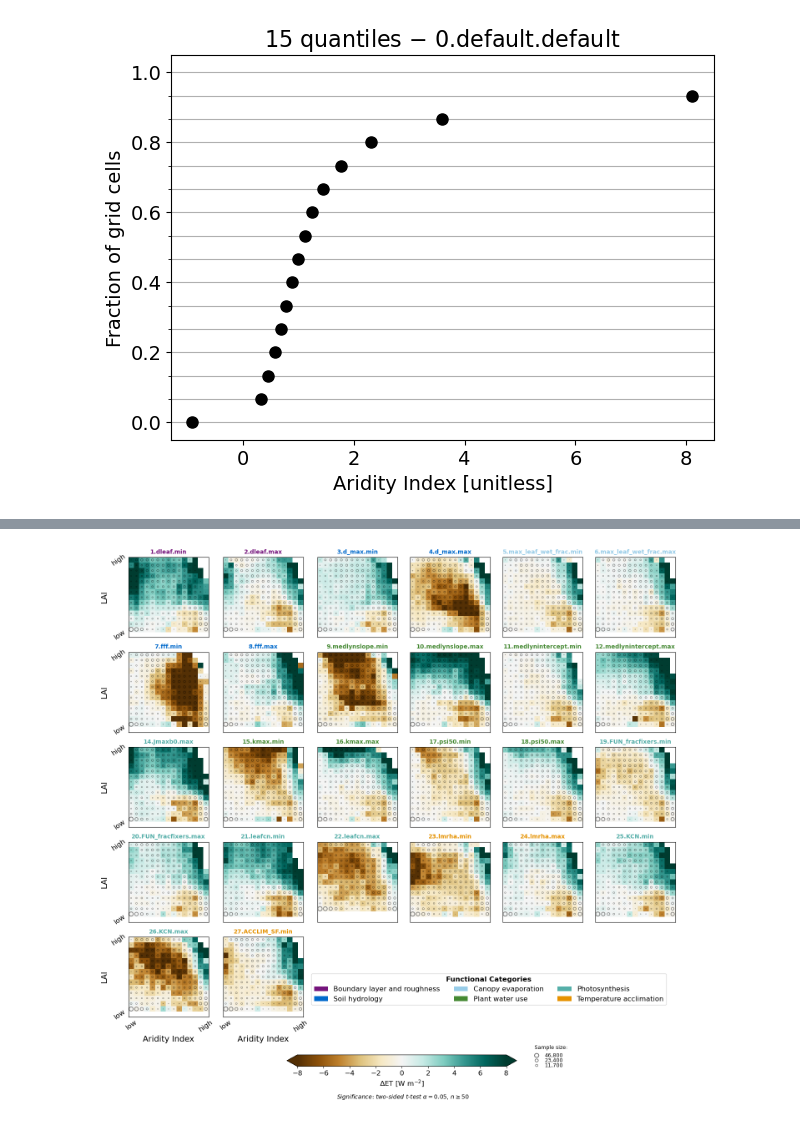
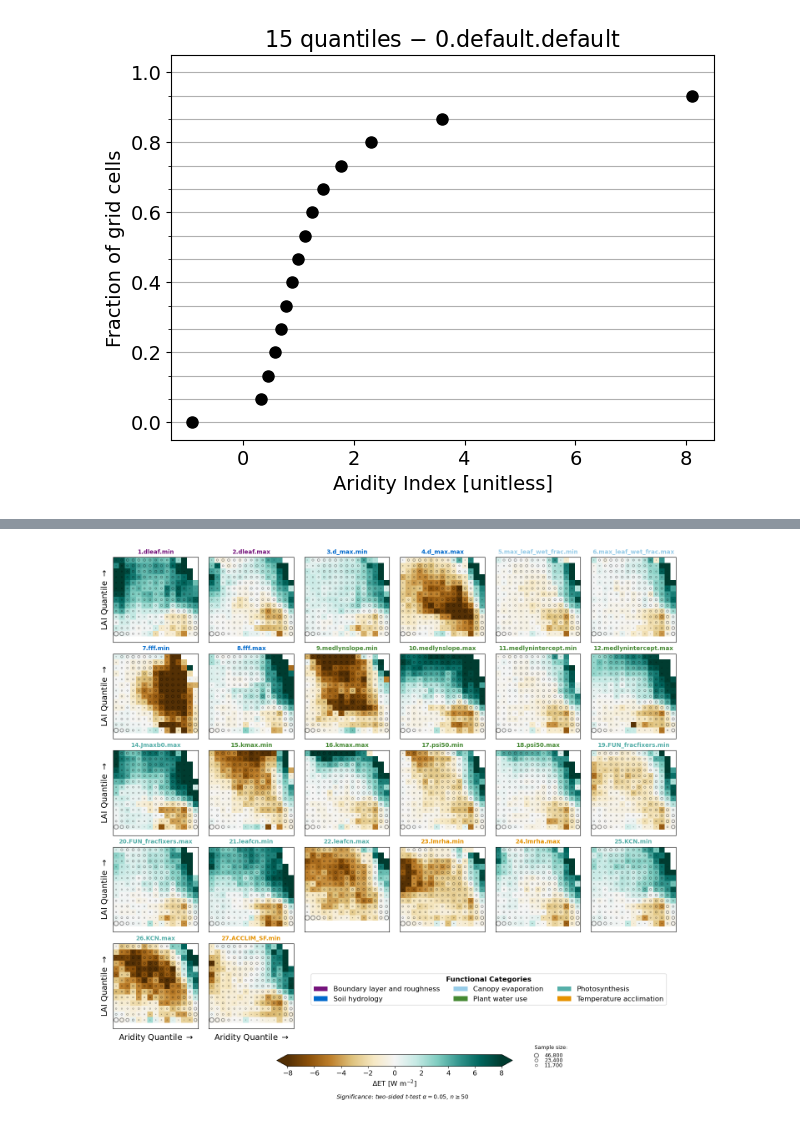
Before and after one commit to bbuchovecky/et_controls, a Jupyter notebook: lmwg-presentation.ipynb, the cells around one changed output, grey strips where cells are left out. Drawn from its saved outputs; the diff is of its cells as text; code cells hidden in the pictures.

```diff
--- a/lmwg-presentation.ipynb
+++ b/lmwg-presentation.ipynb
@@ -621,7 +735,7 @@ legend_elements = [
 ax.legend(handles=legend_elements, loc='lower center', fontsize=11, frameon=True, fancybox=True, framealpha=1)
 
 ax.coastlines(lw=0.8, color="k")
-ax.set_title('Example bins $-$ '+xclim.ppe.get_member_name(example_member), fontsize=16)
+ax.set_title(xclim.ppe.get_member_name(example_member), fontsize=16)
 
-# fig.savefig(f'fig/lmwg/qbin{nb}.bin_example.{example_member}.png', bbox_inches='tight', dpi=300)
+fig.savefig(f'fig/lmwg/qbin{nb}.bin_example.{example_member}.png', bbox_inches='tight', dpi=300)
 # %% [output]
@@ -1092,20 +1235,29 @@ for i in range(len(members)):
 # %%
+nmem = 26
+
 fig, axs = xclim.plot.plot_fhist_binned_mean(
     bs_yr.sel(stats_name="mean"), bs_yr.sel(stats_name="n"), nb, "$\\Delta$ET [W m$^{-2}$]", "Aridity Index", "LAI",
     cmap="BrBG", vmin=-6, vmax=6, signif={"alpha": alpha, "n_min": n_min}, add_circles=True,
 )
 
-for i, ax in enumerate(axs.flatten()):
+ax = axs.flatten()
+for i in range(nmem):
+    ax[i].set_title(f'(${md.isel(member=i):+0.1f}$)', loc='right', fontsize=8)
+    ax[i].tick_params(length=0)
+    ax[i].set_xticks(np.arange(nb) + 0.5)
+    ax[i].set_xticklabels([])
+    ax[i].set_yticks(np.arange(nb) + 0.5)
+    ax[i].set_yticklabels([])
     if i % axs.shape[1] == 0:
-        ax.set_ylabel("LAI", fontsize=14)
+        ax[i].set_ylabel("LAI Quantile $\\rightarrow$", fontsize=14)
     if i // axs.shape[1] == axs.shape[0] - 1:
-        ax.set_xlabel("Aridity Index", fontsize=14)
+        ax[i].set_xlabel("Aridity Quantile $\\rightarrow$", fontsize=14)
 
 z_var = "EFLX_LH_TOT_year_1"
 x_var = "AI_clim_1"
 y_var = "TLAI_year_1"
-fig.savefig(
-     f"fig/lmwg/qbin{nb}.{year_start}-{year_end}.TIMEagg.alpha{str(alpha).replace(".", "")}.nmin{n_min}.{x_type}x{x_var}.{y_type}y{y_var}.{z_type}z{z_var}.png",
-    bbox_inches='tight', dpi=300,
-)
+# fig.savefig(
+#      f"fig/lmwg/qbin{nb}.{year_start}-{year_end}.TIMEagg.alpha{str(alpha).replace(".", "")}.nmin{n_min}.{x_type}x{x_var}.{y_type}y{y_var}.{z_type}z{z_var}.png",
+#     bbox_inches='tight', dpi=300,
+# )
 # %% [output]
@@ -1113,21 +1265,29 @@ fig.savefig(
 # %%
+nmem = 26
+
 fig, axs = xclim.plot.plot_fhist_binned_mean(
     bs_mn.sel(stats_name="mean"), bs_mn.sel(stats_name="n"), nb, "$\\Delta$ET [W m$^{-2}$]", "Aridity Index", "LAI",
     cmap="BrBG", vmin=-8, vmax=8, signif={"alpha": alpha, "n_min": n_min}, add_circles=True,
 )
 
-for i, ax in enumerate(axs.flatten()):
+ax = axs.flatten()
+for i in range(nmem):
+    ax[i].tick_params(length=0)
+    ax[i].set_xticks(np.arange(nb) + 0.5)
+    ax[i].set_xticklabels([])
+    ax[i].set_yticks(np.arange(nb) + 0.5)
+    ax[i].set_yticklabels([])
     if i % axs.shape[1] == 0:
-        ax.set_ylabel("LAI", fontsize=14)
+        ax[i].set_ylabel("LAI Quantile $\\rightarrow$", fontsize=14)
     if i // axs.shape[1] == axs.shape[0] - 1:
-        ax.set_xlabel("Aridity Index", fontsize=14)
+        ax[i].set_xlabel("Aridity Quantile $\\rightarrow$", fontsize=14)
 
 z_var = "EFLX_LH_TOT_month_1"
 x_var = "AI_clim_1"
 y_var = "TLAI_month_1"
 fig.savefig(
      f"fig/lmwg/qbin{nb}.{year_start}-{year_end}.TIMEagg.alpha{str(alpha).replace(".", "")}.nmin{n_min}.{x_type}x{x_var}.{y_type}y{y_var}.{z_type}z{z_var}.png",
     bbox_inches='tight', dpi=300,
 )
 # %% [output]
-[figure, old version]
+[figure, new version]
```
Also changed, not shown: parts of 23 cells of this notebook, 36 other files.
